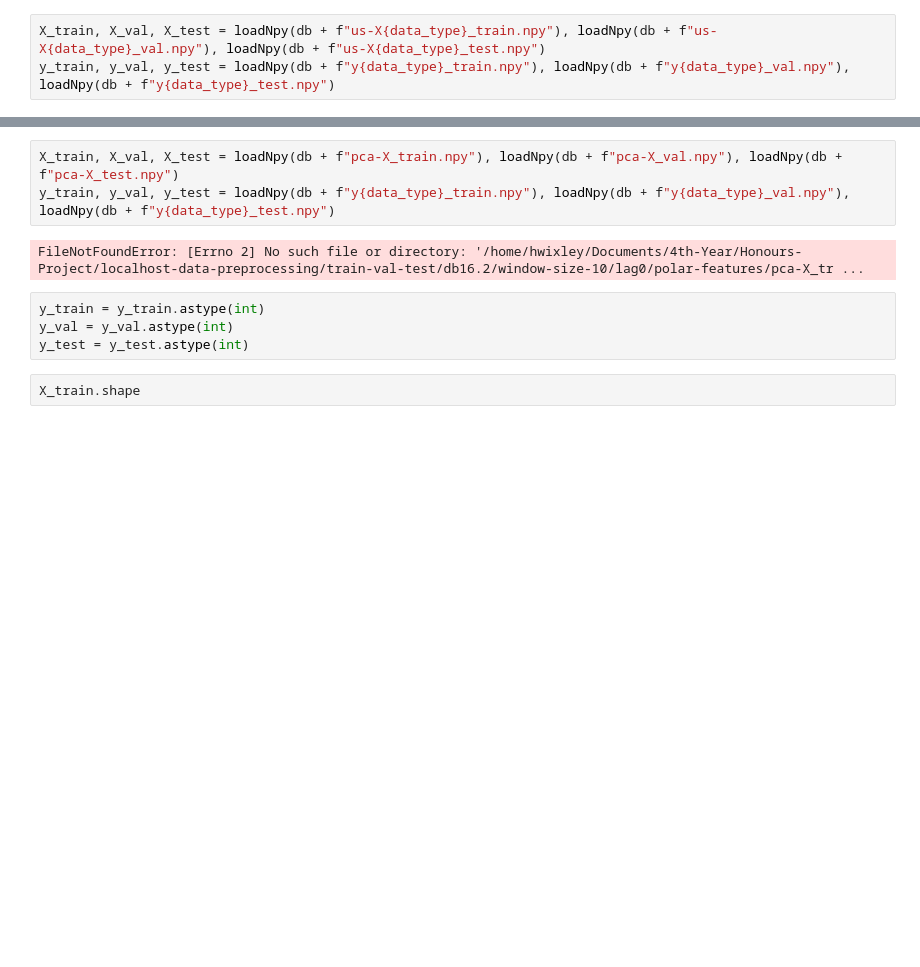
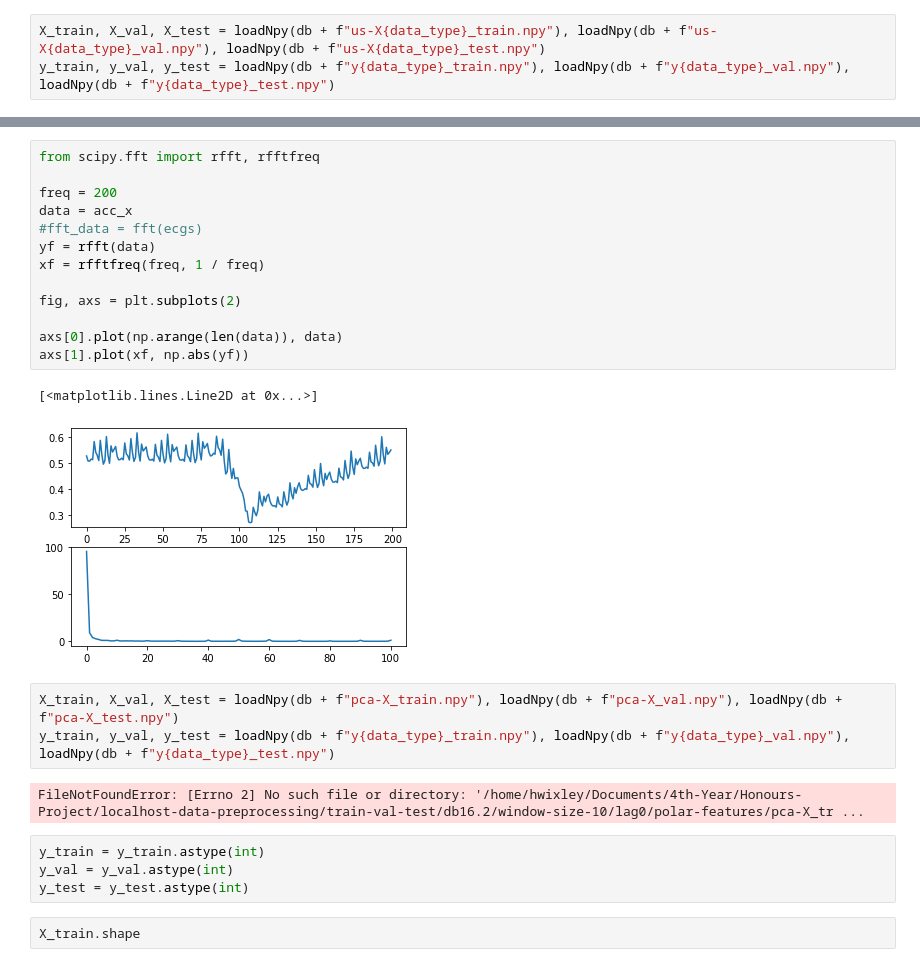
Before and after one commit to hwixley/Fall-Detection-Deep-Learning, a Jupyter notebook: ml-models.ipynb, the cells around one changed output, grey strips where cells are left out. Cells and saved outputs as stored; diff of their text form; blank space fills up the shorter version.

```diff
--- a/ml-models.ipynb
+++ b/ml-models.ipynb
@@ -60,3 +99,19 @@ y_train, y_val, y_test = loadNpy(db + f"y{data_type}_train.npy"), loadNpy(db + f
+# %%
+from scipy.fft import rfft, rfftfreq
+
+freq = 200
+data = acc_x
+#fft_data = fft(ecgs)
+yf = rfft(data)
+xf = rfftfreq(freq, 1 / freq)
+
+fig, axs = plt.subplots(2)
+
+axs[0].plot(np.arange(len(data)), data)
+axs[1].plot(xf, np.abs(yf))
+# %% [output]
+[<matplotlib.lines.Line2D at 0x...>]
+[figure, added]
 # %%
 X_train, X_val, X_test = loadNpy(db + f"pca-X_train.npy"), loadNpy(db + f"pca-X_val.npy"), loadNpy(db + f"pca-X_test.npy")
 y_train, y_val, y_test = loadNpy(db + f"y{data_type}_train.npy"), loadNpy(db + f"y{data_type}_val.npy"), loadNpy(db + f"y{data_type}_test.npy")
```
Also changed, not shown: parts of 9 cells of this notebook, 2 other files.
